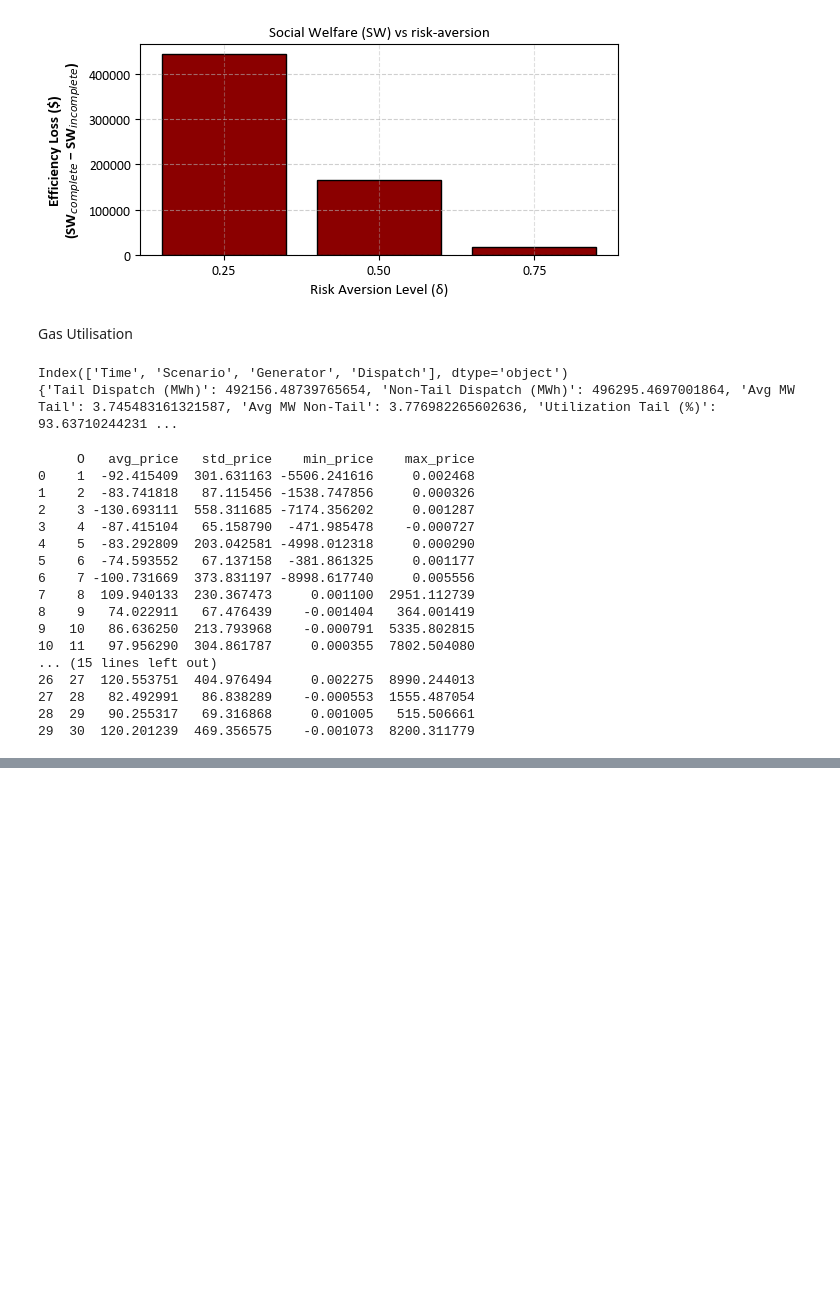
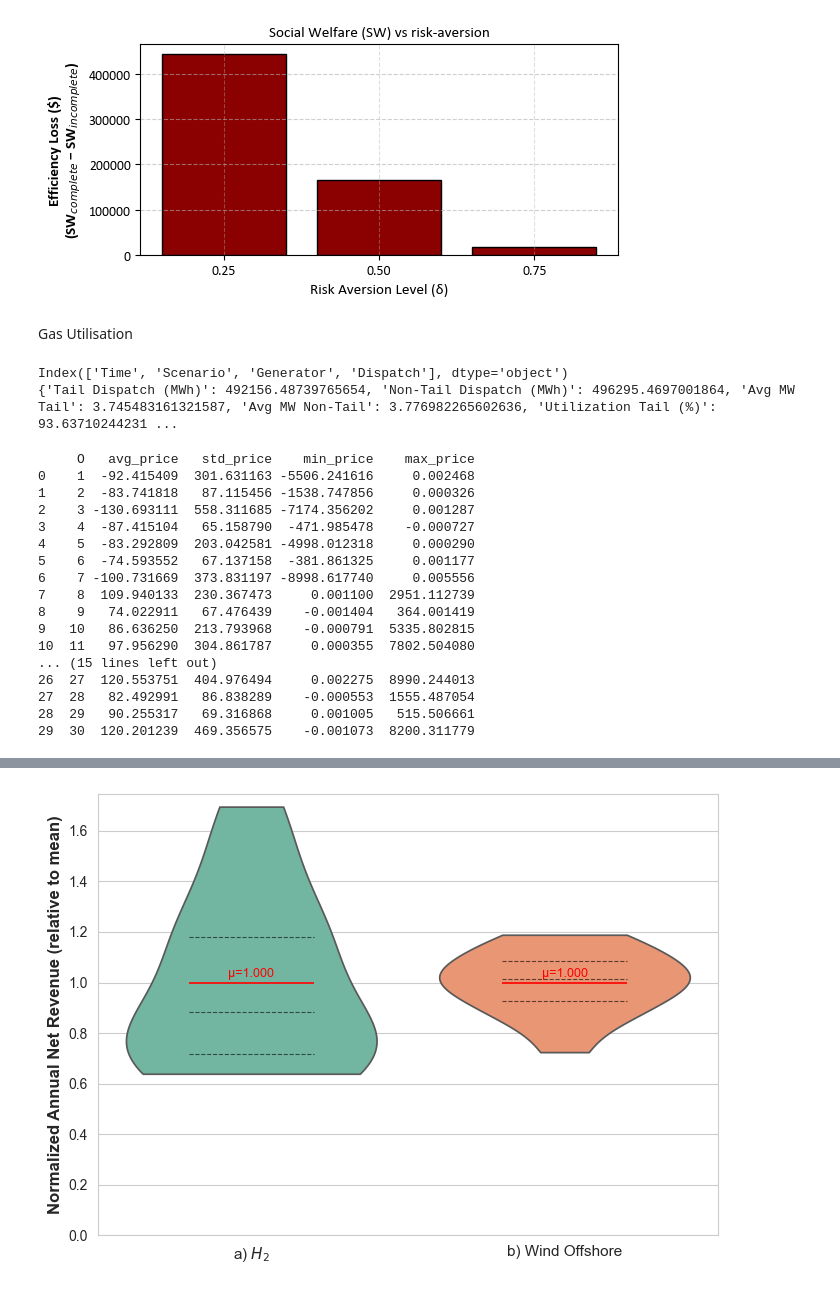
Before and after one commit to Andreas-Makrides-ICL/msc-thesis-incomplete-markets-LDES, a Jupyter notebook: models/Comparison_central_planner_ADMM/plotting_results.ipynb, the cells around one changed output, grey strips where cells are left out. Cells and saved outputs as stored; diff of their text form; code cells hidden in the pictures; blank space fills up the shorter version.

```diff
--- a/models/Comparison_central_planner_ADMM/plotting_results.ipynb
+++ b/models/Comparison_central_planner_ADMM/plotting_results.ipynb
@@ -1116,3 +1116,87 @@ print(stats)
 27  28   82.492991   86.838289    -0.000553  1555.487054
 28  29   90.255317   69.316868     0.001005   515.506661
 29  30  120.201239  469.356575    -0.001073  8200.311779
+# %%
+import pandas as pd
+import seaborn as sns
+import matplotlib.pyplot as plt
+from matplotlib import rcParams
+
+# === Global font setup ===
+rcParams['font.family'] = 'Calibri'
+rcParams['axes.labelweight'] = 'bold'
+sns.set_style("whitegrid")
+
+# === Revenue data ===
+ldes_revenue = [
+    1161488.501, 1501133.276, 618722.9102, 1119871.887, 655255.6104,
+    671269.4626, 1120988.811, 686365.2323, 992130.1527, 854546.4378,
+    705607.2075, 723114.2518, 751057.2526, 1641761.313, 1316768.364
+]
+
+wind_offshore_revenue = [
+    22606753.61, 31285180.89, 27071072.22, 23182890.61, 19351075.09,
+    29580673.88, 28451056.3, 25418342, 24119230.21, 31753236.87,
+    26276421.33, 26005490.88, 27474021.54, 27974040.29, 30002949.57
+]
+
+# === Installed capacity (MW) ===
+ldes_capacity_mw = 1.51
+wind_capacity_mw = 89.50
+
+# === Normalize revenue per MW ===
+ldes_revenue_per_mw = [r / ldes_capacity_mw for r in ldes_revenue]
+wind_revenue_per_mw = [r * 1.475859063 / wind_capacity_mw for r in wind_offshore_revenue]
+
+# === Normalize EACH tech by its own total revenue ===
+ldes_mean = np.mean(ldes_revenue_per_mw)
+wind_mean = np.mean(wind_revenue_per_mw)
+
+ldes_normalized = [r / ldes_mean for r in ldes_revenue_per_mw]
+wind_normalized = [r / wind_mean for r in wind_revenue_per_mw]
+
+# === Combine ===
+data = pd.DataFrame({
+    'Technology': ['H₂'] * 15 + ['Wind Offshore'] * 15,
+    'Normalized Revenue': ldes_normalized + wind_normalized
+})
+
+# === Plot ===
+plt.figure(figsize=(7, 5))
+ax = sns.violinplot(
+    data=data,
+    x="Technology",
+    y="Normalized Revenue",
+    palette=sns.color_palette("Set2"),
+    inner=None,
+    cut=0
+)
+
+# --- Add stats per tech ---
+for i, tech in enumerate(['H₂', 'Wind Offshore']):
+    values = data[data['Technology'] == tech]['Normalized Revenue']
+    mean = values.mean()
+    q25 = values.quantile(0.25)
+    q50 = values.median()
+    q75 = values.quantile(0.75)
+
+    # Plot lines
+    for y in [q25, q50, q75]:
+        ax.hlines(y, i - 0.2, i + 0.2, colors='black', linestyle='--', linewidth=0.8, alpha=0.6)
+    ax.hlines(mean, i - 0.2, i + 0.2, colors='red', linestyle='-', linewidth=1.2)
+
+    # Mean label
+    ax.text(i, mean + 0.01, f"μ={mean:.3f}", ha='center', va='bottom', fontsize=9, color='red')
+
+# === Style ===
+ax.set_ylabel("Normalized Annual Net Revenue (relative to mean)", fontsize=12, fontweight='bold')
+ax.set_xlabel("")
+#ax.set_title("Normalized Net Revenue Distribution by Technology", fontsize=13, weight='bold')
+ax.set_xticklabels(['a) $H_{2}$', 'b) Wind Offshore'], fontsize=11)
+plt.ylim(0, max(data["Normalized Revenue"]) + 0.05)
+plt.tight_layout()
+plt.show()
+
+# === Save (optional) ===
+# plt.savefig("per_tech_normalized_violin.png", dpi=400, bbox_inches='tight')
+# %% [output]
@@ -1118,0 +1206 @@ print(stats)
+[figure, added]
```
Also changed, not shown: parts of 2 cells of this notebook, 1 other file.
